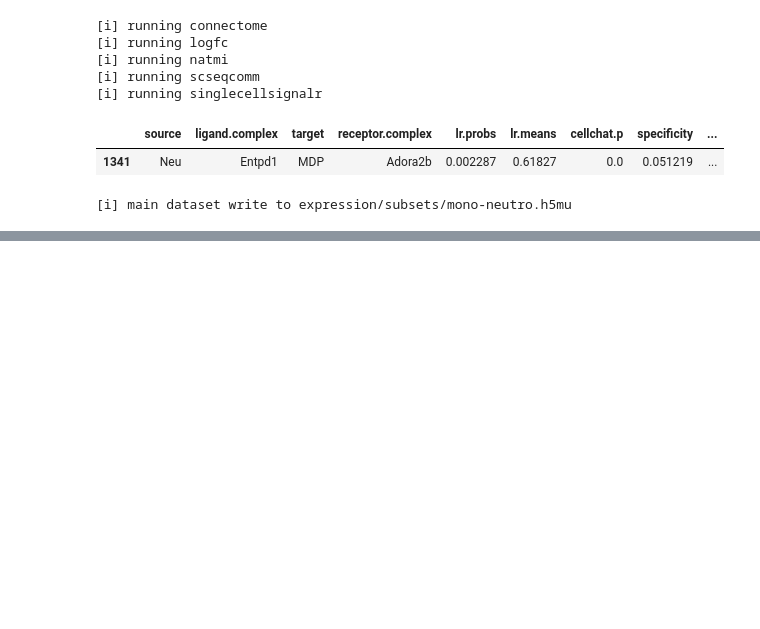
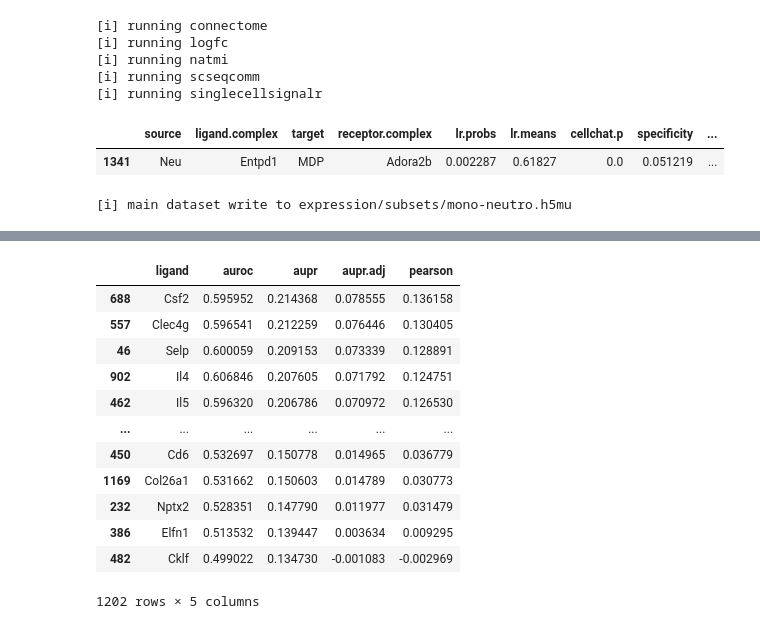
Before and after one commit to yang-z-03/exprmat, a Jupyter notebook: docs/source/notebooks/lr.ipynb, the cells around one changed output, grey strips where cells are left out. Saved outputs shown, nothing was run; the diff lists cells and outputs as text; code cells hidden in the pictures; blank space fills up the shorter version.

```diff
--- a/docs/source/notebooks/lr.ipynb
+++ b/docs/source/notebooks/lr.ipynb
@@ -224,0 +290,16 @@ expm.save()
+# %%
+expm['rna'].uns['nichenet']['activities']
+# %% [output]
+|  | ligand | auroc | aupr | aupr.adj | pearson |
+| 688 | Csf2 | 0.595952 | 0.214368 | 0.078555 | 0.136158 |
+| 557 | Clec4g | 0.596541 | 0.212259 | 0.076446 | 0.130405 |
+| 46 | Selp | 0.600059 | 0.209153 | 0.073339 | 0.128891 |
+| 902 | Il4 | 0.606846 | 0.207605 | 0.071792 | 0.124751 |
+| 462 | Il5 | 0.596320 | 0.206786 | 0.070972 | 0.126530 |
+| ... | ... | ... | ... | ... | ... |
+| 450 | Cd6 | 0.532697 | 0.150778 | 0.014965 | 0.036779 |
+| 1169 | Col26a1 | 0.531662 | 0.150603 | 0.014789 | 0.030773 |
+| 232 | Nptx2 | 0.528351 | 0.147790 | 0.011977 | 0.031479 |
+| 386 | Elfn1 | 0.513532 | 0.139447 | 0.003634 | 0.009295 |
+| 482 | Cklf | 0.499022 | 0.134730 | -0.001083 | -0.002969 |
+1202 rows × 5 columns
```
Also changed, not shown: parts of 8 cells of this notebook, 20 other files.
